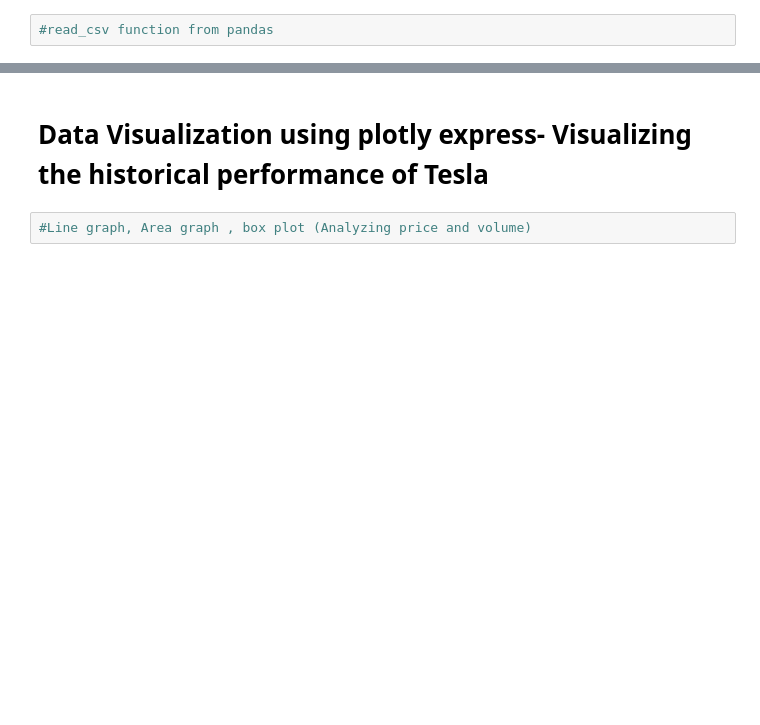
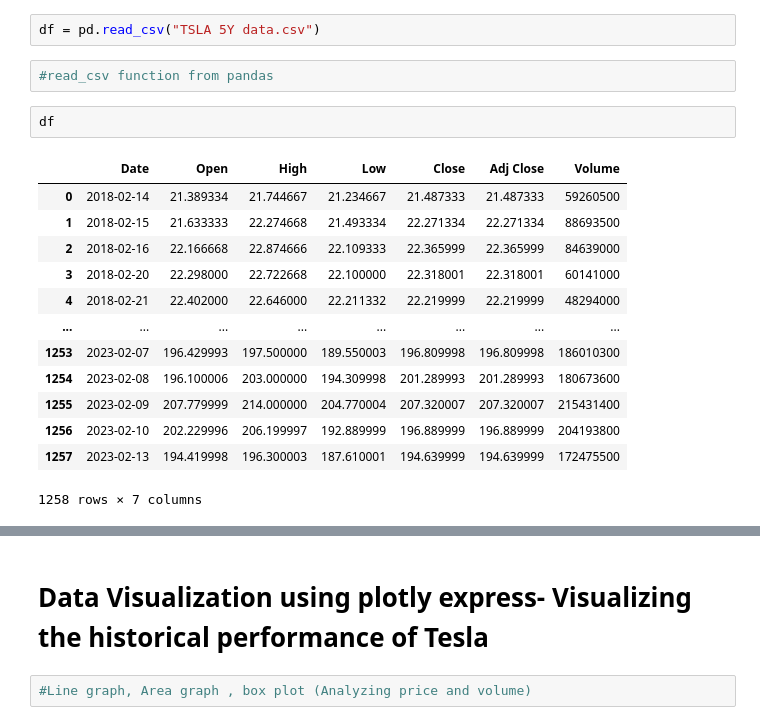
Before and after one commit to alexandrialim/stock-forecaster, a Jupyter notebook: Learner_Notebook_prophet.ipynb, the cells around one changed output, grey strips where cells are left out. Cells and saved outputs as stored; diff of their text form; blank space fills up the shorter version.

Commit message:
Load stock data

```diff
--- a/Learner_Notebook_prophet.ipynb
+++ b/Learner_Notebook_prophet.ipynb
@@ -17,4 +23,22 @@
 # %% [markdown]
 ## Importing the Dataset & Exploring it
+# %%
+df = pd.read_csv("TSLA 5Y data.csv")
 # %%
 #read_csv function from pandas
+# %%
+df
+# %% [output]
+|  | Date | Open | High | Low | Close | Adj Close | Volume |
+| 0 | 2018-02-14 | 21.389334 | 21.744667 | 21.234667 | 21.487333 | 21.487333 | 59260500 |
+| 1 | 2018-02-15 | 21.633333 | 22.274668 | 21.493334 | 22.271334 | 22.271334 | 88693500 |
+| 2 | 2018-02-16 | 22.166668 | 22.874666 | 22.109333 | 22.365999 | 22.365999 | 84639000 |
+| 3 | 2018-02-20 | 22.298000 | 22.722668 | 22.100000 | 22.318001 | 22.318001 | 60141000 |
+| 4 | 2018-02-21 | 22.402000 | 22.646000 | 22.211332 | 22.219999 | 22.219999 | 48294000 |
+| ... | ... | ... | ... | ... | ... | ... | ... |
+| 1253 | 2023-02-07 | 196.429993 | 197.500000 | 189.550003 | 196.809998 | 196.809998 | 186010300 |
+| 1254 | 2023-02-08 | 196.100006 | 203.000000 | 194.309998 | 201.289993 | 201.289993 | 180673600 |
+| 1255 | 2023-02-09 | 207.779999 | 214.000000 | 204.770004 | 207.320007 | 207.320007 | 215431400 |
+| 1256 | 2023-02-10 | 202.229996 | 206.199997 | 192.889999 | 196.889999 | 196.889999 | 204193800 |
+| 1257 | 2023-02-13 | 194.419998 | 196.300003 | 187.610001 | 194.639999 | 194.639999 | 172475500 |
+1258 rows × 7 columns
```
Also changed, not shown: parts of 6 cells of this notebook.
